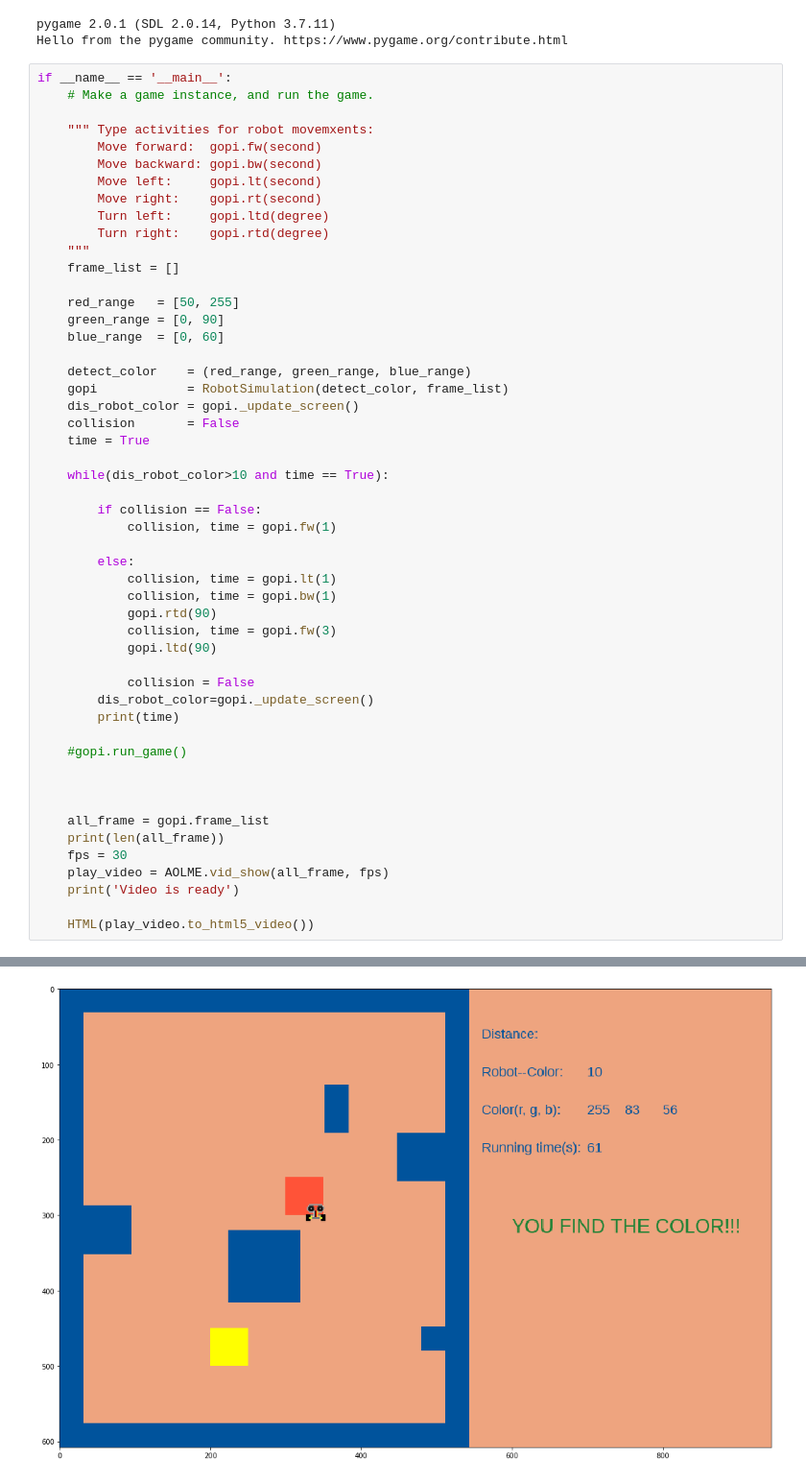
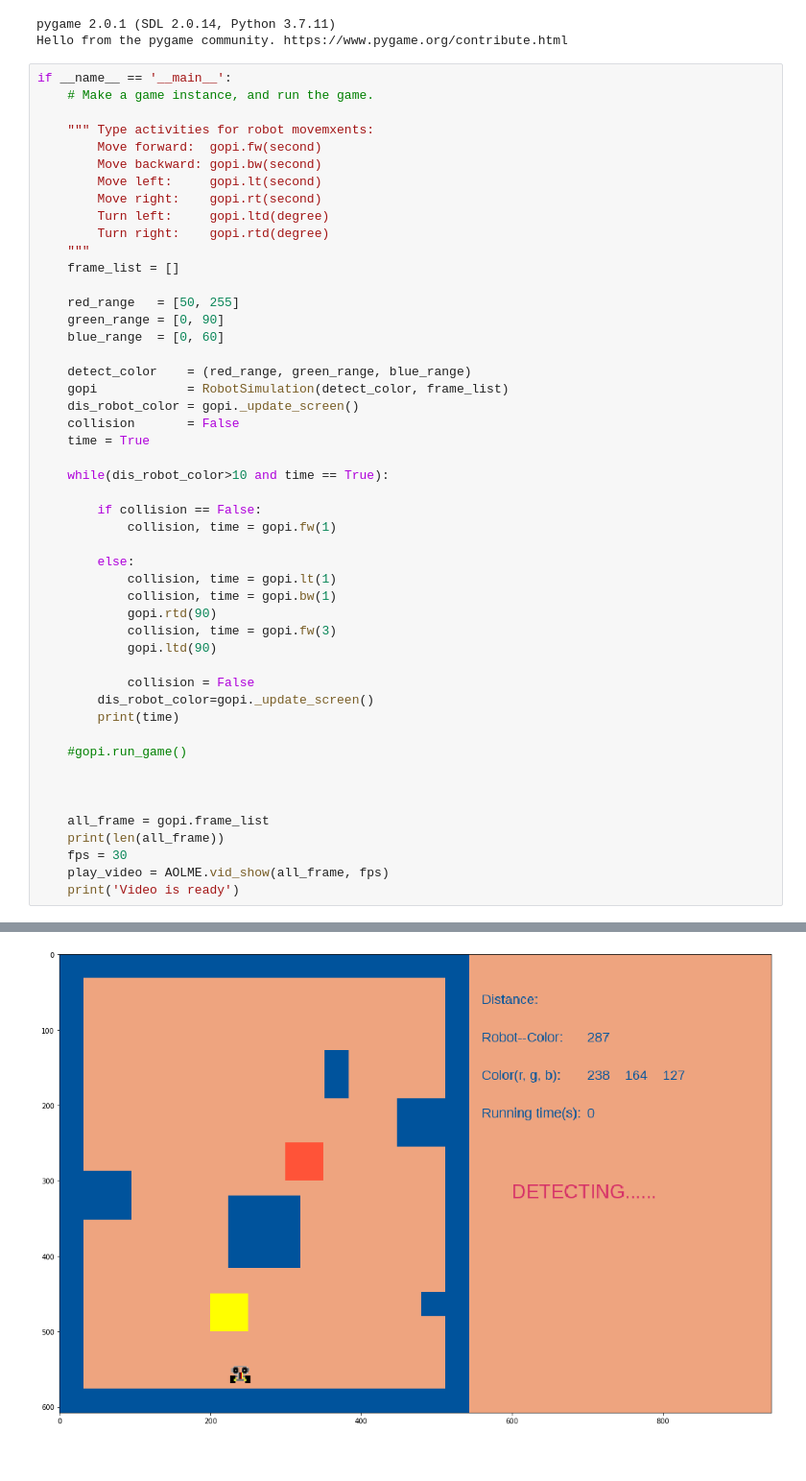
Before and after one commit to ugeshe/AOLME_Level2_RGAFA, a Jupyter notebook: ColorDetMazeSimulation/ColorDetMazeSimulationGoogleColab/ColorDetMazeSimulation.ipynb, the cells around one changed output, grey strips where cells are left out. Shown at 96% size. Cells and saved outputs as stored; diff of their text form.

```diff
--- a/ColorDetMazeSimulation/ColorDetMazeSimulationGoogleColab/ColorDetMazeSimulation.ipynb
+++ b/ColorDetMazeSimulation/ColorDetMazeSimulationGoogleColab/ColorDetMazeSimulation.ipynb
@@ -79,34 +79,32 @@ if __name__ == '__main__':
         dis_robot_color=gopi._update_screen()
         print(time)
 
     #gopi.run_game()
 
 
 
     all_frame = gopi.frame_list
     print(len(all_frame))
     fps = 30
     play_video = AOLME.vid_show(all_frame, fps)
     print('Video is ready')
-
-    HTML(play_video.to_html5_video())
 # %% [output]
 325 275
 Robot position = (225, 545)    Color(r, g, b) = (238, 164, 127)
 Move forward 225 545
 325 275
 Robot position = (225, 535)    Color(r, g, b) = (238, 164, 127)
 325 275
 Robot position = (225, 535)    Color(r, g, b) = (238, 164, 127)
 True
 Move forward 225 535
 325 275
 Robot position = (225, 525)    Color(r, g, b) = (238, 164, 127)
 325 275
 ... (323 lines left out)
 Detect color
 True
 113
 Video is ready
-[figure, old version]
+[figure, new version]
 # %%
```
Also changed, not shown: parts of 3 cells of this notebook.
